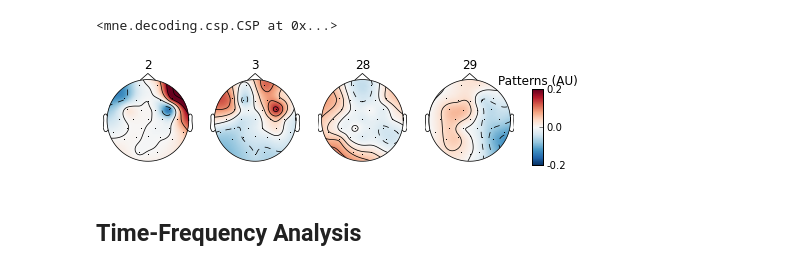
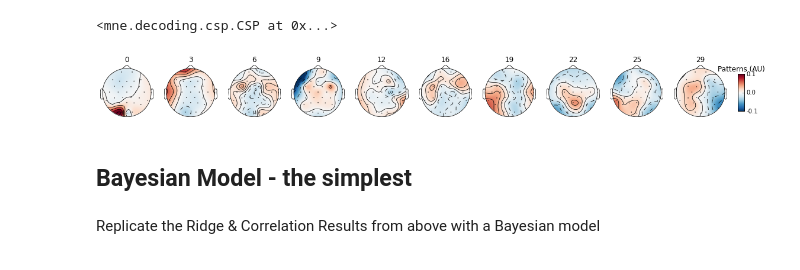
Before and after one commit to mjboos/EEG-ABUS, a Jupyter notebook: EEG_data_analysis.ipynb, the cells around one changed output. Saved outputs shown, nothing was run; the diff lists cells and outputs as text; code cells hidden in the pictures.

Commit message:
analysis on pc

```diff
--- a/EEG_data_analysis.ipynb
+++ b/EEG_data_analysis.ipynb
@@ -74,3 +96,40 @@ for fn in files:
+# %%
+#for last two balls!
+
+likelihood = { 1 : 0.3, 2: 0.7 }
+prior = 0.2
+
+path = "/home/mboos/Work/Bayesian Updating/Data/"
+path_mat = "/home/mboos/Work/Bayesian Updating/Data EEG/"
+
+files = os.listdir(path)
+mat_files = os.listdir(path_mat)
+
+pattern_TS = "80exp"
+pattern = "exp80"
+
+bc_dict = dict()
+mat_dict = dict()
+brar_dict = dict()
+
+#%%
+#strip VEOH,HEOG electrodes
+
+#100ms BEFORE stimulus presentation
+
+
+for fn in files:
+    if fn.startswith("TS") and pattern_TS in fn:
+        f_ep = get_failed_epochs(fn)
+        bclass = get_bclass(fn,prior,likelihood)
+        #re-reference and average over k bins
+        #also think about better way to ensure the result is unique!
+        curr = rereference(loadmat(path_mat+filter(lambda x : fn[4:6] in x and pattern in x and "epochs" in x,mat_files)[0])["EEGdata"][:30,25:,:])
+        if curr.shape[2] != sum(bclass[:,0]>0):
+            continue
+        mat_dict[fn[4:6]] = curr[:,:,np.logical_and((f_ep[bclass[:,0]>0])==1,np.tile([0,0,1,1],f_ep.size/4)[bclass[:,0]>0]==1)]
+        bc_dict[fn[4:6]] = bclass[np.logical_and(f_ep==1,np.tile([0,0,1,1],f_ep.size/4)==1),1]
+        brar_dict[fn[4:6]] = bclass[np.logical_and(f_ep==1,np.tile([0,0,1,1],f_ep.size/4)==1),0]
 # %% [markdown]
 ## Different probability representations
 # %%
@@ -357,15 +829,17 @@ layout = mne.layouts.read_layout(path_mat+'1020_reco_layout.lay')
 evoked = mne.EvokedArray(data=csp.patterns_.T,info=mne.create_info(ch_names=list(chan_list),sfreq=250,ch_types=['eeg']*30),tmin=0)
 evoked.times = np.arange(evoked.data.shape[0])
 # %%
-evoked.plot_topomap(times=[2,3,28,29],ch_type='eeg', layout=layout,
+evoked.plot_topomap(ch_type='eeg', layout=layout,
                     scale_time=1, time_format='%i', scale=1,
                     unit='Patterns (AU)', size=1.5)
 sources = csp.transform(conc_epoch_data)
 conc_kld = np.concatenate([kld_dict[k] for k in sorted(kld_dict.keys())])
 lop_conc = np.concatenate([bc_dict[k] for k in sorted(bc_dict.keys())])
 kld_source_corrs = [scipy.stats.pearsonr(conc_kld,xnow) for xnow in sources.T]
 lop_source_corrs = [scipy.stats.pearsonr(lop_conc,xnow) for xnow in sources.T]
 # %% [output]
-[figure, old version]
+[figure, new version]
-# %% [markdown]
-## Time-Frequency Analysis
+# %% [markdown]
+## Bayesian Model - the simplest
+# %% [markdown]
+Replicate the Ridge & Correlation Results from above with a Bayesian model
```
Also changed, not shown: parts of 58 cells of this notebook, 2 other files.
